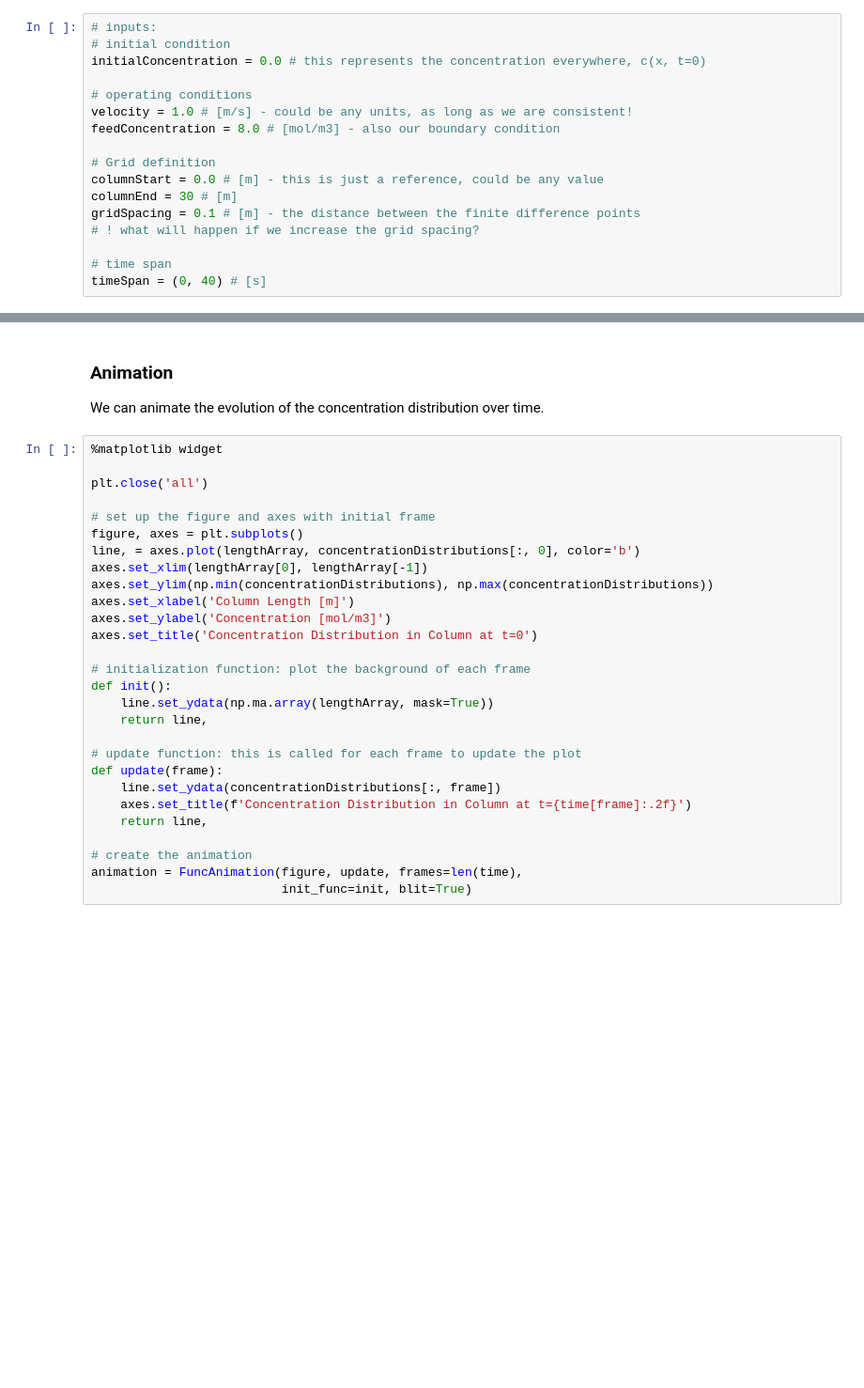
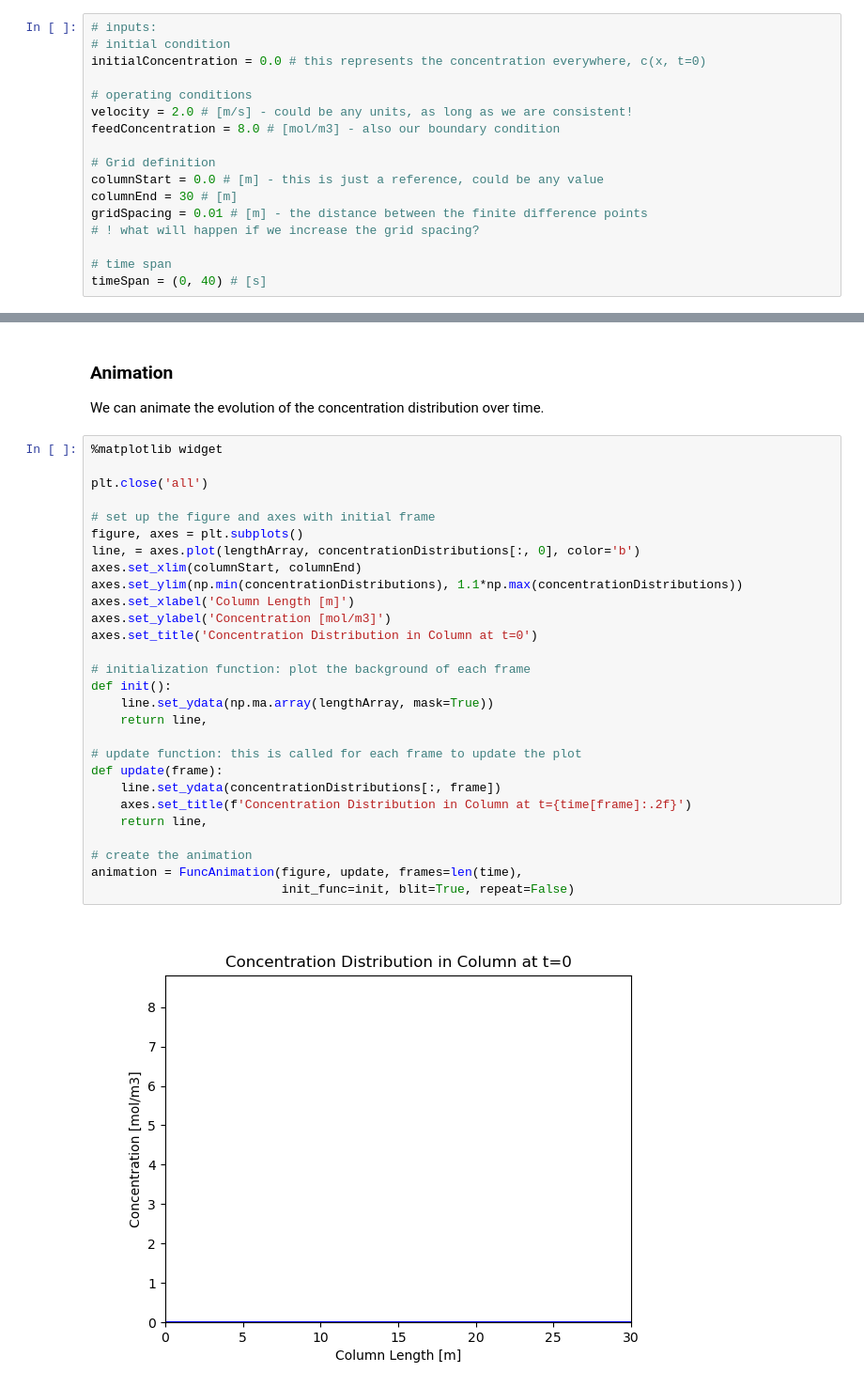
Before and after one commit to UoM-CE-PAST/numerical_methods_example, a Jupyter notebook: complete_example.ipynb, the cells around one changed output, grey strips where cells are left out. Shown: that part at 94% size. Saved outputs shown, nothing was run; the diff lists cells and outputs as text; blank space fills up the shorter version.

Commit message:
fix animation (by stopping it from repeating)

```diff
--- a/complete_example.ipynb
+++ b/complete_example.ipynb
@@ -74,13 +75,13 @@ We can then move on to defining our inputs
 initialConcentration = 0.0 # this represents the concentration everywhere, c(x, t=0)
 
 # operating conditions
-velocity = 1.0 # [m/s] - could be any units, as long as we are consistent!
+velocity = 2.0 # [m/s] - could be any units, as long as we are consistent!
 feedConcentration = 8.0 # [mol/m3] - also our boundary condition
 
 # Grid definition
 columnStart = 0.0 # [m] - this is just a reference, could be any value
 columnEnd = 30 # [m]
-gridSpacing = 0.1 # [m] - the distance between the finite difference points
+gridSpacing = 0.01 # [m] - the distance between the finite difference points
 # ! what will happen if we increase the grid spacing?
 
 # time span
@@ -175,28 +181,30 @@ We can animate the evolution of the concentration distribution over time.
 # %%
 %matplotlib widget
 
 plt.close('all')
 
 # set up the figure and axes with initial frame
 figure, axes = plt.subplots()
 line, = axes.plot(lengthArray, concentrationDistributions[:, 0], color='b')
-axes.set_xlim(lengthArray[0], lengthArray[-1])
-axes.set_ylim(np.min(concentrationDistributions), np.max(concentrationDistributions))
+axes.set_xlim(columnStart, columnEnd)
+axes.set_ylim(np.min(concentrationDistributions), 1.1*np.max(concentrationDistributions))
 axes.set_xlabel('Column Length [m]')
 axes.set_ylabel('Concentration [mol/m3]')
 axes.set_title('Concentration Distribution in Column at t=0')
 
 # initialization function: plot the background of each frame
 def init():
     line.set_ydata(np.ma.array(lengthArray, mask=True))
     return line,
 
 # update function: this is called for each frame to update the plot
 def update(frame):
     line.set_ydata(concentrationDistributions[:, frame])
     axes.set_title(f'Concentration Distribution in Column at t={time[frame]:.2f}')
     return line,
 
 # create the animation
 animation = FuncAnimation(figure, update, frames=len(time),
-                          init_func=init, blit=True)
+                          init_func=init, blit=True, repeat=False)
+# %% [output]
+[figure, added]
```
Also changed, not shown: parts of 3 cells of this notebook.
